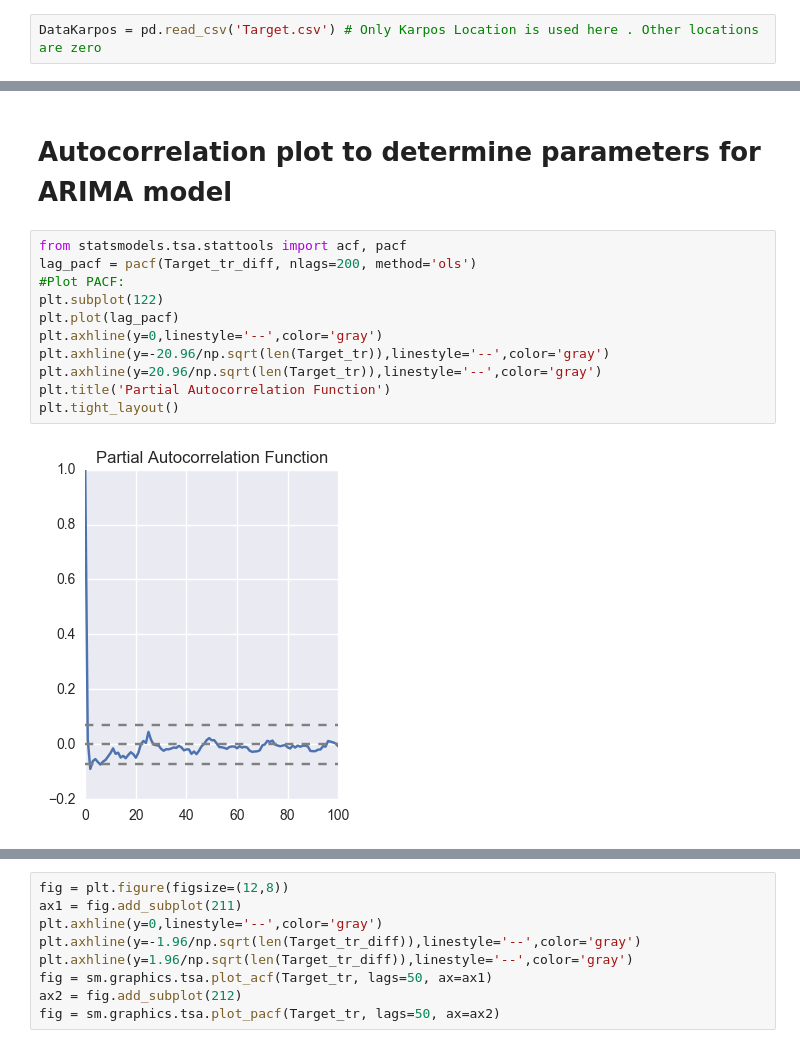
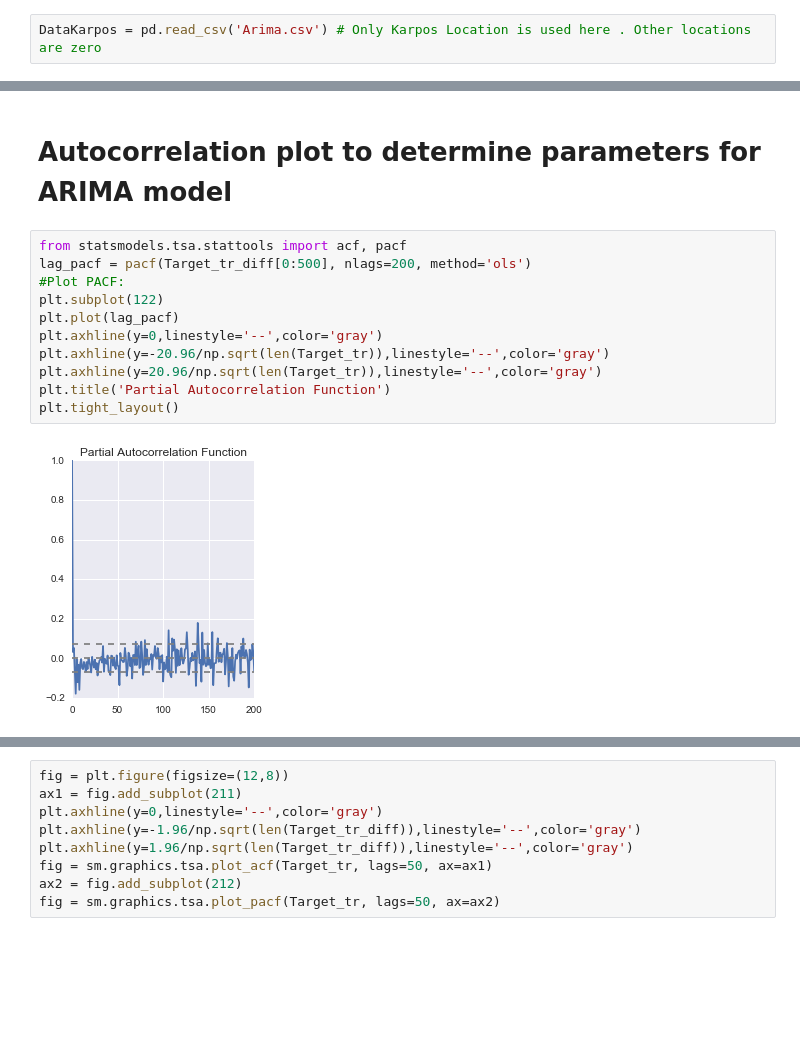
Before and after one commit to adderbyte/LSTM_time_series_dynamic_Behaviour_modelling, a Jupyter notebook: LSTM_RNN/1_Base Model Autoregressive integrated moving Average.ipynb, the cells around one changed output, grey strips where cells are left out. Saved outputs shown, nothing was run; the diff lists cells and outputs as text; blank space fills up the shorter version.

```diff
--- a/LSTM_RNN/1_Base Model Autoregressive integrated moving Average.ipynb
+++ b/LSTM_RNN/1_Base Model Autoregressive integrated moving Average.ipynb
@@ -33,7 +33,7 @@ cd Users/Seychelles/Desktop/GoogleTensorflow/Data_Collector/CSV_file_from_2007_t
 # %% [output]
 /Users/Seychelles/Desktop/GoogleTensorflow/Data_Collector/CSV_file_from_2007_to_2017
 # %%
-DataKarpos = pd.read_csv('Target.csv') # Only Karpos Location is used here . Other locations are zero
+DataKarpos = pd.read_csv('Arima.csv') # Only Karpos Location is used here . Other locations are zero
 # %%
 DataKarpos[1:2]
 # %% [output]
@@ -265,15 +282,15 @@ Target_tr_diff.fillna(0,inplace=True)
 # Autocorrelation plot to determine parameters for ARIMA model
 # %%
 from statsmodels.tsa.stattools import acf, pacf
-lag_pacf = pacf(Target_tr_diff, nlags=200, method='ols')
+lag_pacf = pacf(Target_tr_diff[0:500], nlags=200, method='ols')
 #Plot PACF:
 plt.subplot(122)
 plt.plot(lag_pacf)
 plt.axhline(y=0,linestyle='--',color='gray')
 plt.axhline(y=-20.96/np.sqrt(len(Target_tr)),linestyle='--',color='gray')
 plt.axhline(y=20.96/np.sqrt(len(Target_tr)),linestyle='--',color='gray')
 plt.title('Partial Autocorrelation Function')
 plt.tight_layout()
 # %% [output]
-[figure, old version]
+[figure, new version]
 # %%
```
Also changed, not shown: parts of 73 cells of this notebook, 3 other files.
